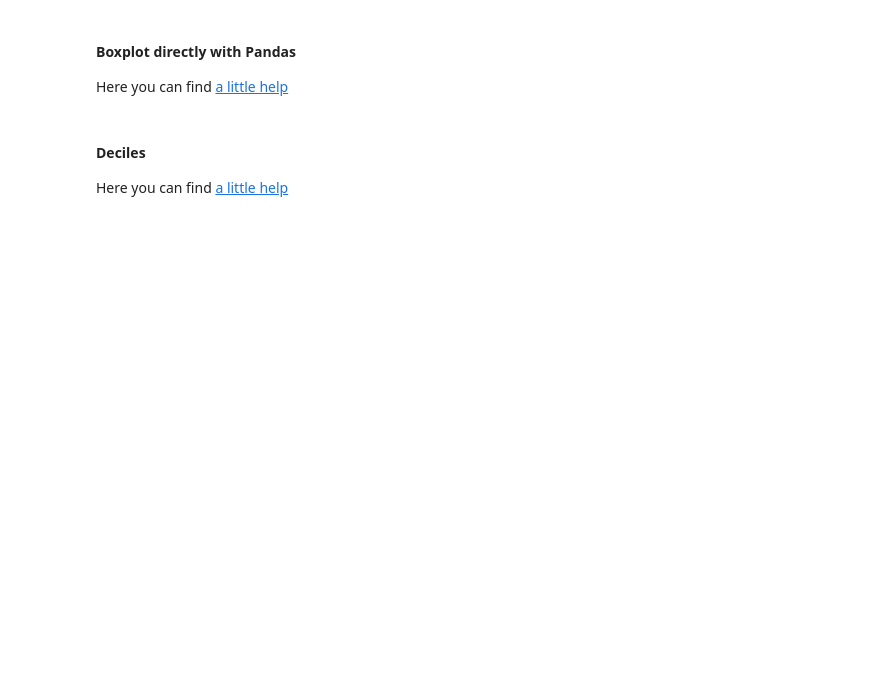
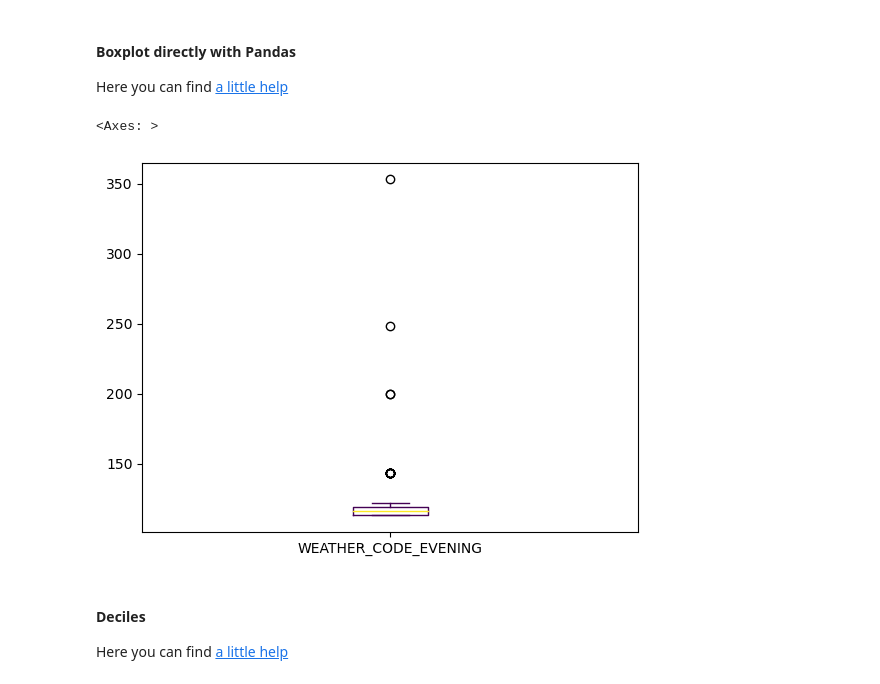
Before and after one commit to bigmoletos/WildCodeSchool_formation_IA_nov2023, a Jupyter notebook: quêtes/Semaine5/Pandas/Pandas/FD_2.1 Pandas_Merge and fill Missing values.ipynb, the cells around one changed output. Saved outputs shown, nothing was run; the diff lists cells and outputs as text; code cells hidden in the pictures; blank space fills up the shorter version.

```diff
--- a/quêtes/Semaine5/Pandas/Pandas/FD_2.1 Pandas_Merge and fill Missing values.ipynb
+++ b/quêtes/Semaine5/Pandas/Pandas/FD_2.1 Pandas_Merge and fill Missing values.ipynb
@@ -226,6 +232,10 @@ df2018.plot.scatter( ) #Code to complete
 Here you can find [a little help](https://pandas.pydata.org/docs/reference/api/pandas.DataFrame.boxplot.html)
 # %%
 # Find a way to draw directly with pandas a boxplot on the column WEATHER_CODE_EVENING
+df2018['WEATHER_CODE_EVENING'].plot(kind='box', colormap='viridis')
+# %% [output]
+<Axes: >
+[figure, added]
 # %% [markdown]
 #### Deciles
 
```
Also changed, not shown: parts of 13 cells of this notebook.
